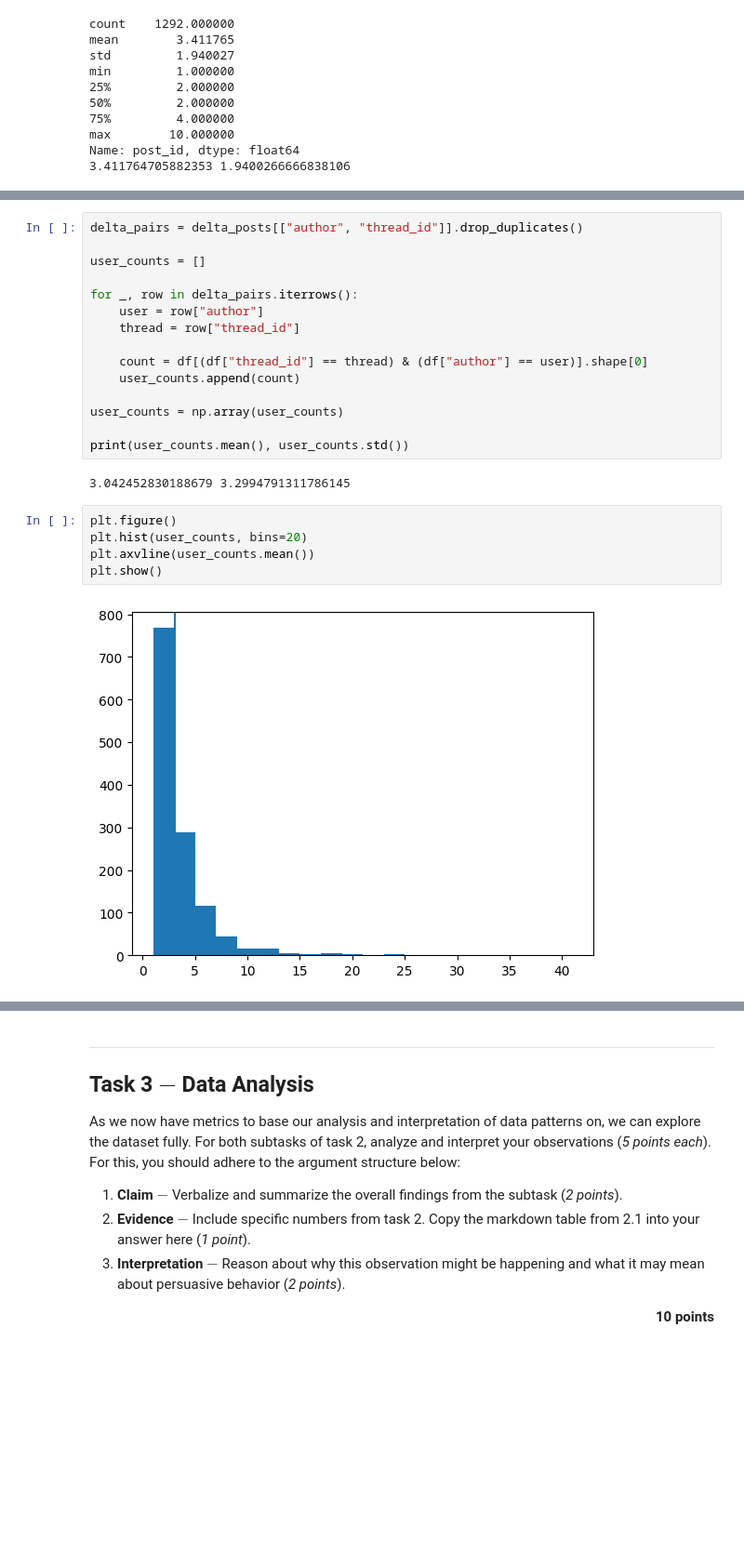
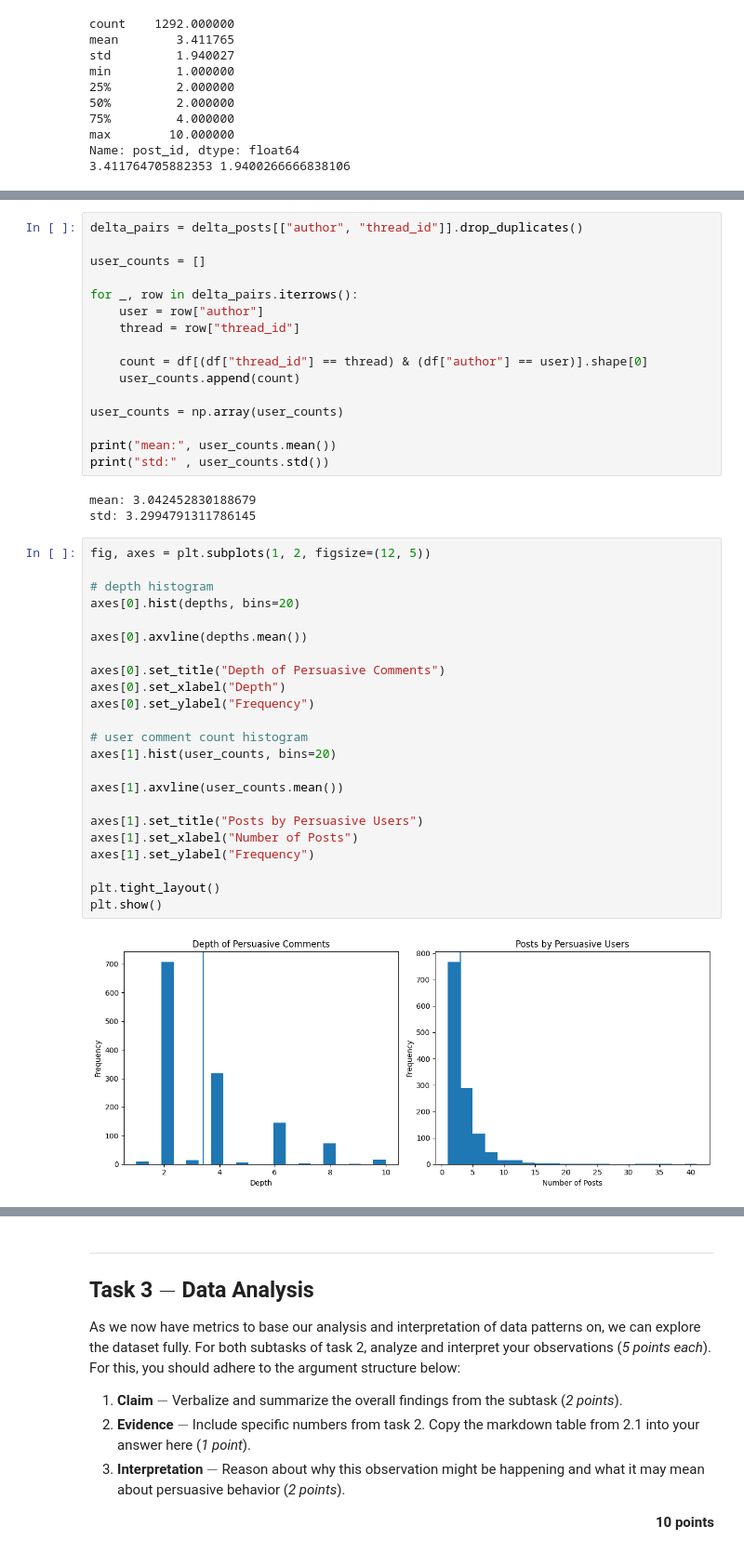
Before and after one commit to danielschulz2/AT, a Jupyter notebook: assignment-2/assignment-2.ipynb, the cells around one changed output, grey strips where cells are left out. Shown at 93% size. Drawn from its saved outputs; the diff is of its cells as text; blank space fills up the shorter version.

```diff
--- a/assignment-2/assignment-2.ipynb
+++ b/assignment-2/assignment-2.ipynb
@@ -447,14 +494,34 @@ for _, row in delta_pairs.iterrows():
 
 user_counts = np.array(user_counts)
 
-print(user_counts.mean(), user_counts.std())
+print("mean:", user_counts.mean())
+print("std:" , user_counts.std())
 # %% [output]
-3.042452830188679 3.2994791311786145
+mean: 3.042452830188679
+std: 3.2994791311786145
-# %%
-plt.figure()
-plt.hist(user_counts, bins=20)
-plt.axvline(user_counts.mean())
-plt.show()
-# %% [output]
-[figure, removed]
+# %%
+fig, axes = plt.subplots(1, 2, figsize=(12, 5))
+
+# depth histogram
+axes[0].hist(depths, bins=20)
+
+axes[0].axvline(depths.mean())
+
+axes[0].set_title("Depth of Persuasive Comments")
+axes[0].set_xlabel("Depth")
+axes[0].set_ylabel("Frequency")
+
+# user comment count histogram
+axes[1].hist(user_counts, bins=20)
+
+axes[1].axvline(user_counts.mean())
+
+axes[1].set_title("Posts by Persuasive Users")
+axes[1].set_xlabel("Number of Posts")
+axes[1].set_ylabel("Frequency")
+
+plt.tight_layout()
+plt.show()
+# %% [output]
+[figure, added]
 # %%
```
Also changed, not shown: parts of 7 cells of this notebook.
